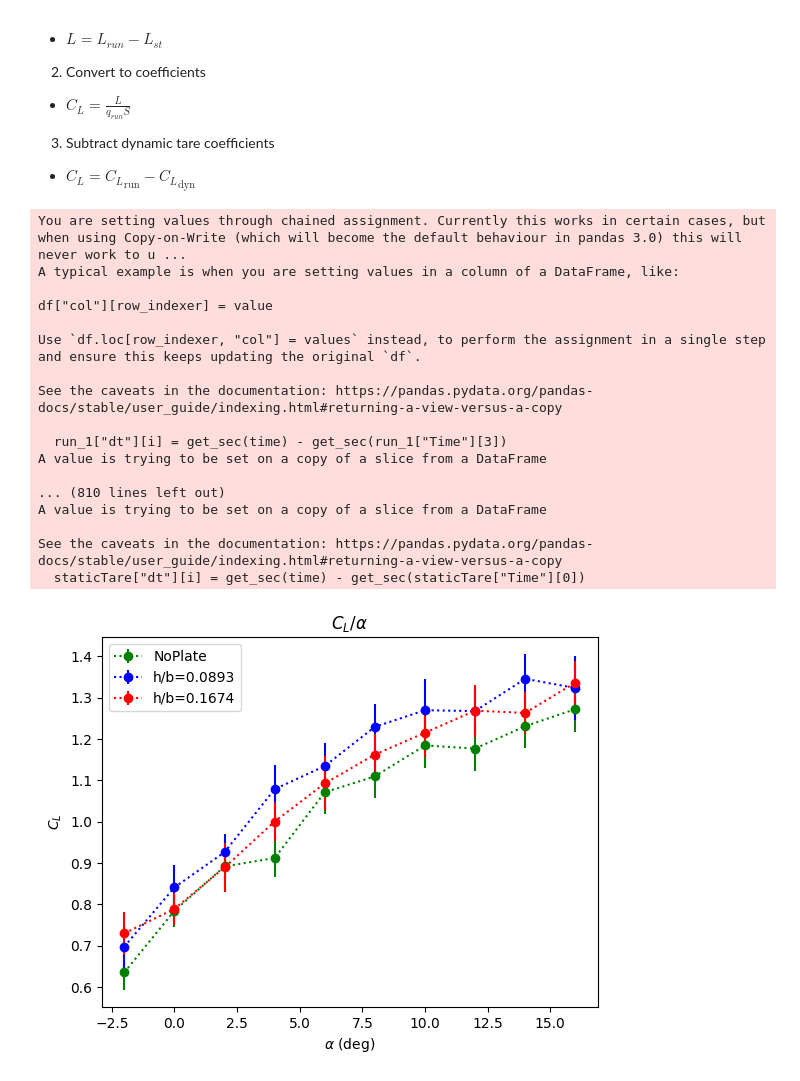
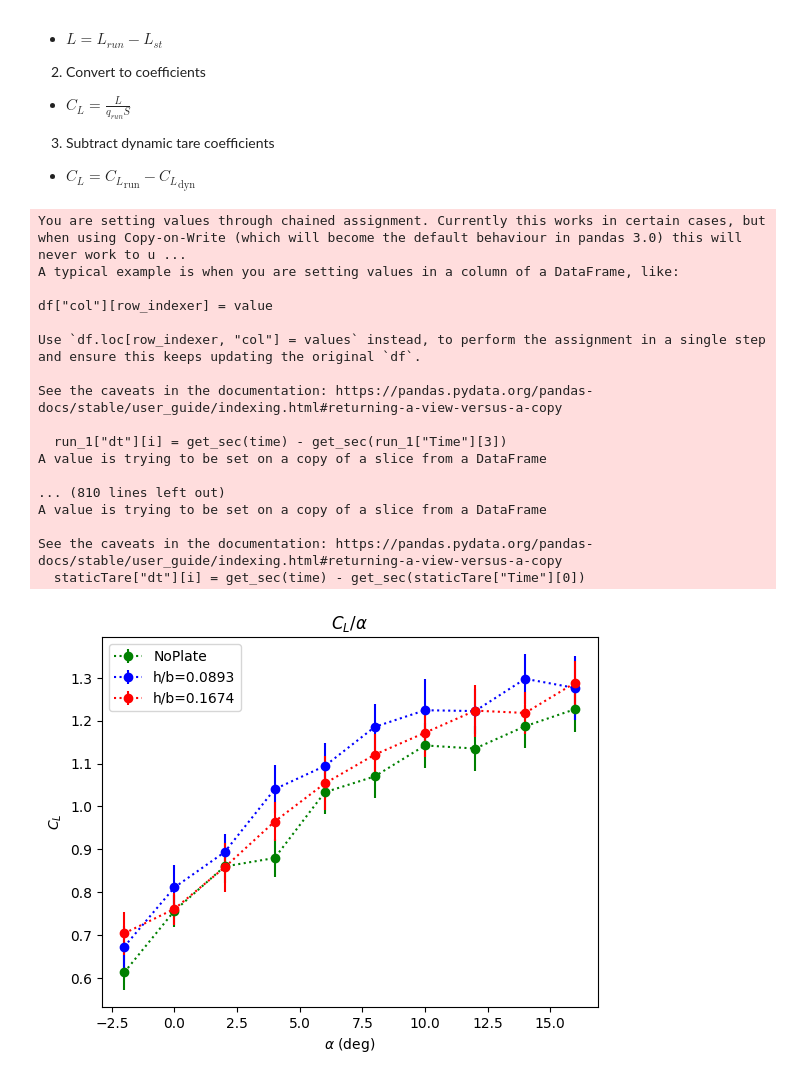
Before and after one commit to CthulhuWorshippr/ExperimentalMethods, a Jupyter notebook: finalAnalysis.ipynb, the cells around one changed output. Cells and saved outputs as stored; diff of their text form; code cells hidden in the pictures.

```diff
--- a/finalAnalysis.ipynb
+++ b/finalAnalysis.ipynb
@@ -89,7 +89,7 @@ run_3_dt = dt.iloc[(dt["Q (lb/ft.sq)"] - q_1_target).abs().argsort()[:1]]
 
 # wing shape vars
 in_to_ft = 12
-span = 2.7
+span = 33.6/12
 chord = 5.6 / in_to_ft
 # wing is trapezoidal
 wing_area = chord * span
@@ -259,34 +259,34 @@ run_3_sorted["PmUncertainty"] = ((run_3_sorted["Pm_Error"]*dCMdM3)**2+(run_3_sor
 
 fig, ax = plt.subplots()
 ax.set_xlabel("$\\alpha$ (deg)")
 ax.set_ylabel("$C_L$")
 ax.set_title("$C_L / \\alpha$")
 line_1 = ax.errorbar(run_1_sorted["AOA"], run_1_sorted.lift_coefficient, run_1_sorted["LUncertainty"], fmt= "go:")
 line_1.set_label("NoPlate")
 line_2 = ax.errorbar(run_2_sorted["AOA"], run_2_sorted.lift_coefficient, run_2_sorted["LUncertainty"], fmt= "bo:")
 line_2.set_label("h/b=0.0893")
 line_3 = ax.errorbar(run_3_sorted["AOA"], run_3_sorted.lift_coefficient, run_3_sorted["LUncertainty"], fmt= "ro:")
 line_3.set_label("h/b=0.1674")
 _ = ax.legend()
 # %% [output]
 You are setting values through chained assignment. Currently this works in certain cases, but when using Copy-on-Write (which will become the default behaviour in pandas 3.0) this will never work to u ...
 A typical example is when you are setting values in a column of a DataFrame, like:
 
 df["col"][row_indexer] = value
 
 Use `df.loc[row_indexer, "col"] = values` instead, to perform the assignment in a single step and ensure this keeps updating the original `df`.
 
 See the caveats in the documentation: https://pandas.pydata.org/pandas-docs/stable/user_guide/indexing.html#returning-a-view-versus-a-copy
 
   run_1["dt"][i] = get_sec(time) - get_sec(run_1["Time"][3])
 A value is trying to be set on a copy of a slice from a DataFrame
 
 ... (810 lines left out)
 A value is trying to be set on a copy of a slice from a DataFrame
 
 See the caveats in the documentation: https://pandas.pydata.org/pandas-docs/stable/user_guide/indexing.html#returning-a-view-versus-a-copy
   staticTare["dt"][i] = get_sec(time) - get_sec(staticTare["Time"][0])
-[figure, old version]
+[figure, new version]
 # %%
 fig, ax = plt.subplots()
 ax.set_xlabel("$\\alpha$ (deg)")
```
Also changed, not shown: parts of 12 cells of this notebook, 1 other file.
